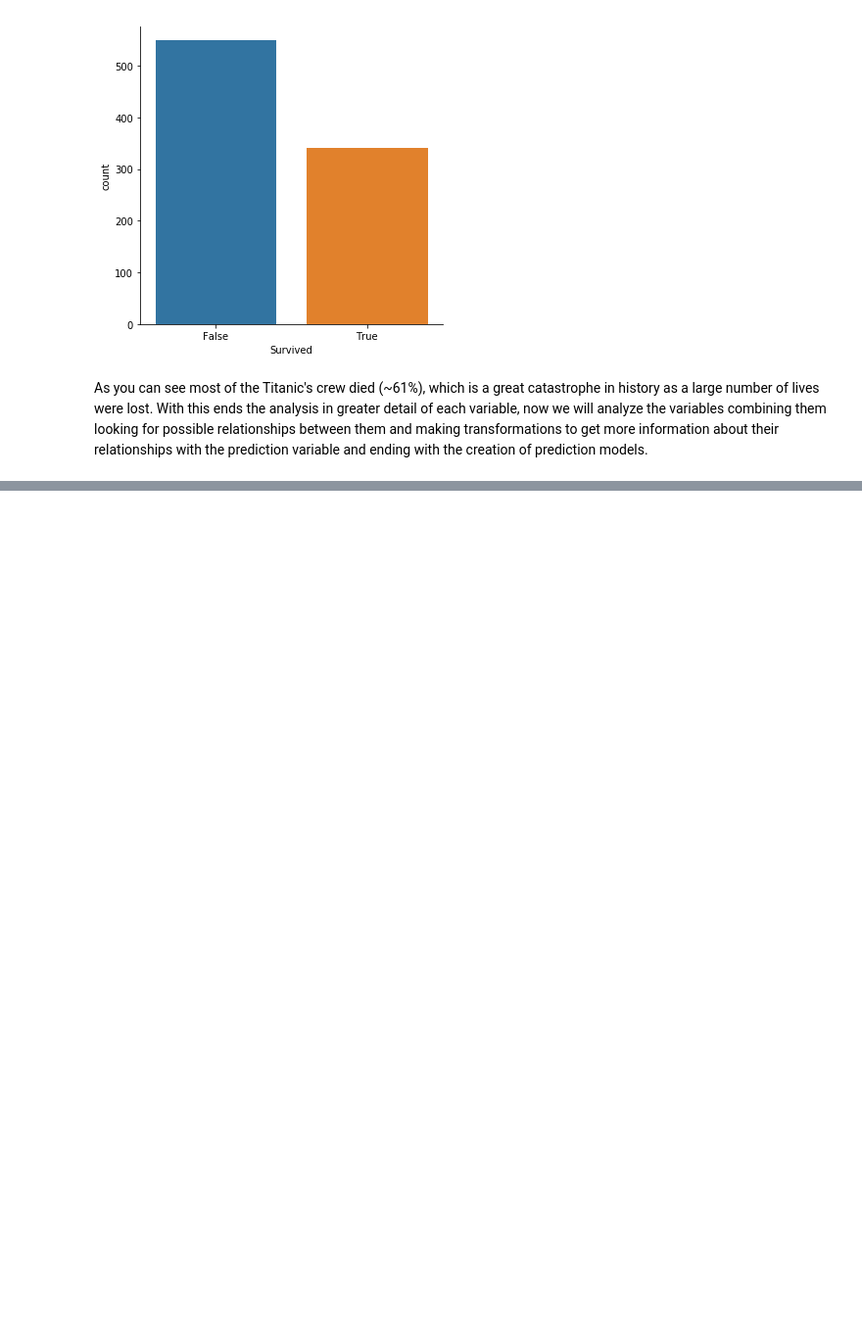
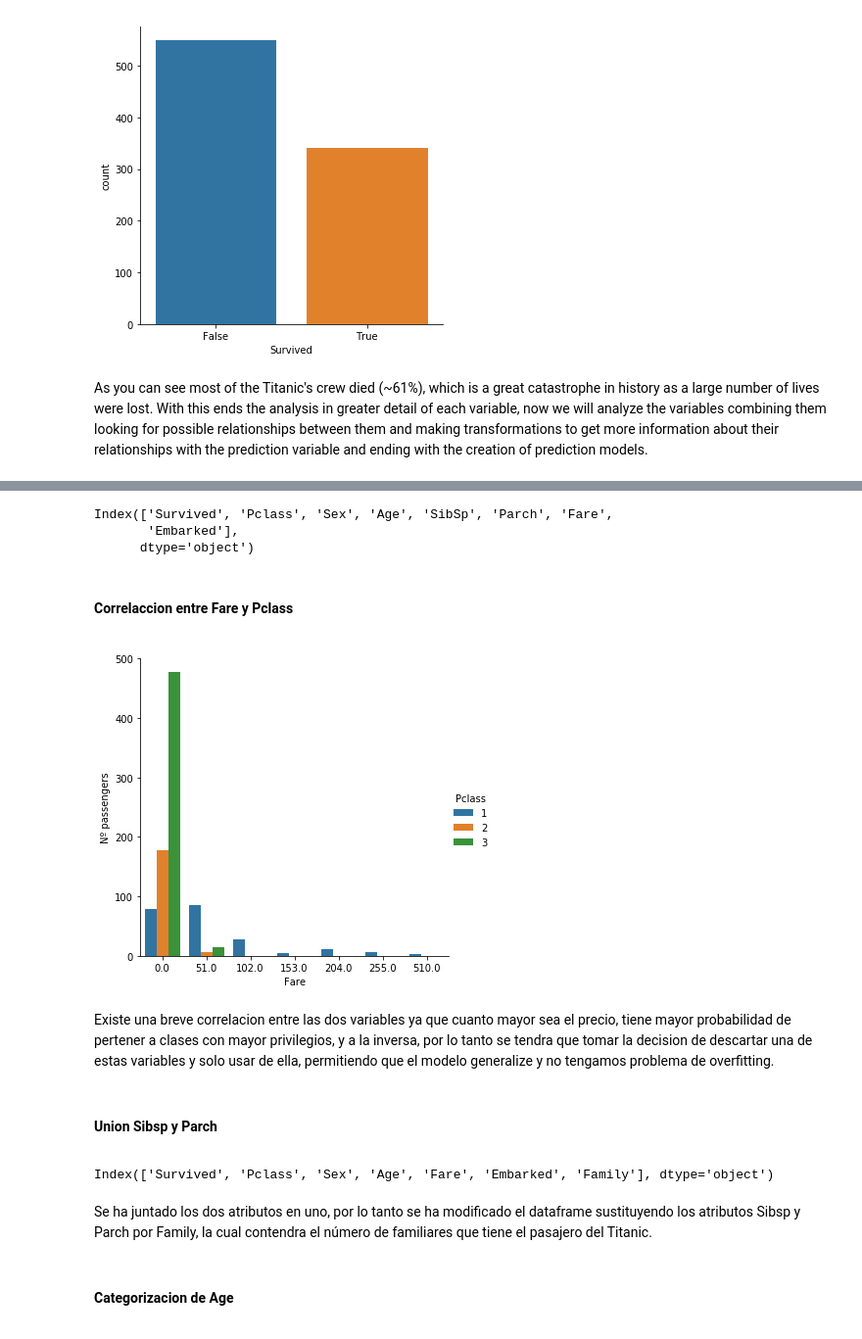
Before and after one commit to brudini/Titanic-Kaggle, a Jupyter notebook: titanic.ipynb, the cells around one changed output, grey strips where cells are left out. Shown at 98% size. Drawn from its saved outputs; the diff is of its cells as text; code cells hidden in the pictures; blank space fills up the shorter version.

```diff
--- a/titanic.ipynb
+++ b/titanic.ipynb
@@ -523,0 +574,34 @@ With this ends the analysis in greater detail of each variable, now we will anal
+# %%
+train_df=train_df.drop("PassengerId", axis=1)
+train_df=train_df.drop("Name", axis=1)
+train_df=train_df.drop("Ticket", axis=1)
+train_df=train_df.drop("Cabin", axis=1)
+train_df.columns
+# %% [output]
+Index(['Survived', 'Pclass', 'Sex', 'Age', 'SibSp', 'Parch', 'Fare',
+       'Embarked'],
+      dtype='object')
+# %% [markdown]
+#### **Correlaccion entre Fare y Pclass**
+<a id="Correlation"></a>
+# %%
+plot_hue_survived(train_df,"Fare","Pclass",10)
+# %% [output]
+[figure, added]
+# %% [markdown]
+Existe una breve correlacion entre las dos variables ya que cuanto mayor sea el precio, tiene mayor probabilidad de pertener a clases con mayor privilegios, y a la inversa, por lo tanto se tendra que tomar la decision de descartar una de estas variables y solo usar de ella, permitiendo que el modelo generalize y no tengamos problema de overfitting.
+# %% [markdown]
+#### **Union Sibsp y Parch**
+<a id="Union"></a>
+# %%
+train_df["Family"]=train_df["SibSp"]+train_df["Parch"]
+train_df=train_df.drop("SibSp", axis=1)
+train_df=train_df.drop("Parch", axis=1)
+train_df.columns
+# %% [output]
+Index(['Survived', 'Pclass', 'Sex', 'Age', 'Fare', 'Embarked', 'Family'], dtype='object')
+# %% [markdown]
+Se ha juntado los dos atributos en uno, por lo tanto se ha modificado el dataframe sustituyendo los atributos Sibsp y Parch por Family, la cual contendra el número de familiares que tiene el pasajero del Titanic.
+# %% [markdown]
+#### **Categorizacion de Age**
+<a id="Categorization"></a>
```
Also changed, not shown: parts of 20 cells of this notebook.
